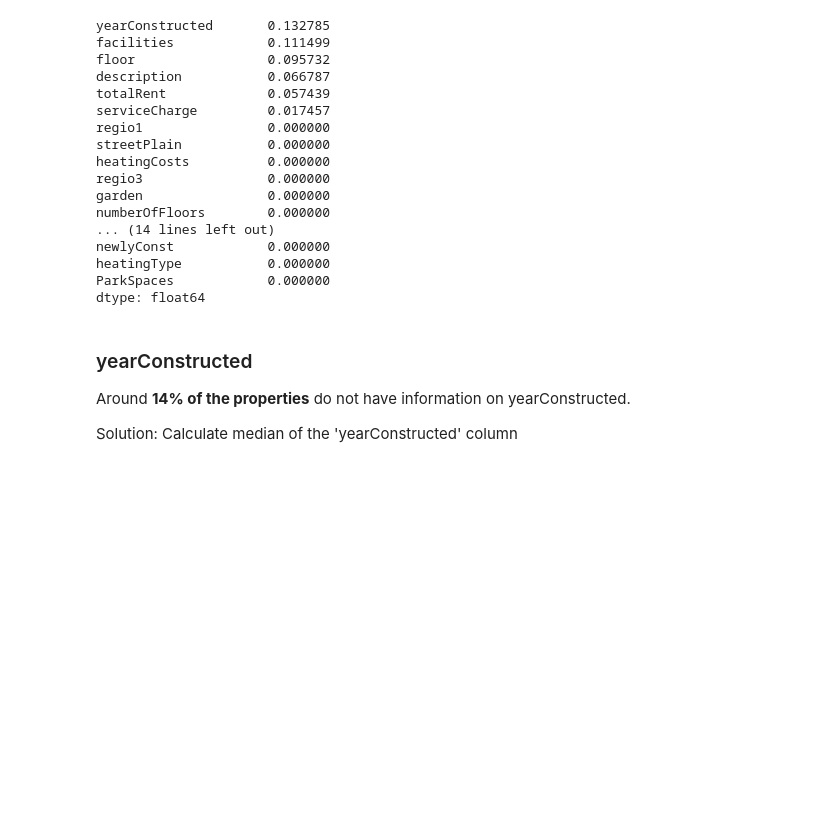
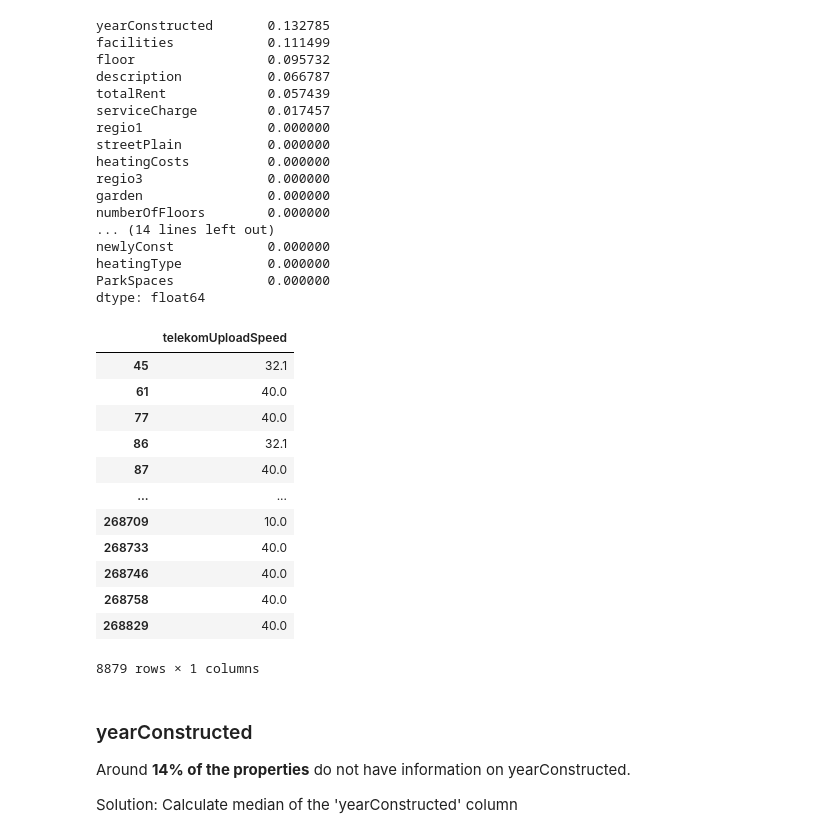
Before and after one commit to elissus/flatquest, a Jupyter notebook: notebooks/Flatquest_Data_Exploration.ipynb, the cells around one changed output. Saved outputs shown, nothing was run; the diff lists cells and outputs as text; code cells hidden in the pictures; blank space fills up the shorter version.

```diff
--- a/notebooks/Flatquest_Data_Exploration.ipynb
+++ b/notebooks/Flatquest_Data_Exploration.ipynb
@@ -621,6 +625,22 @@ newlyConst            0.000000
 heatingType           0.000000
 ParkSpaces            0.000000
 dtype: float64
+# %%
+df_berlin_cleaned[['telekomUploadSpeed']]
+# %% [output]
+|  | telekomUploadSpeed |
+| 45 | 32.1 |
+| 61 | 40.0 |
+| 77 | 40.0 |
+| 86 | 32.1 |
+| 87 | 40.0 |
+| ... | ... |
+| 268709 | 10.0 |
+| 268733 | 40.0 |
+| 268746 | 40.0 |
+| 268758 | 40.0 |
+| 268829 | 40.0 |
+8879 rows × 1 columns
 # %% [markdown]
 ### yearConstructed
 
```
Also changed, not shown: parts of 12 cells of this notebook, 3 other files.
